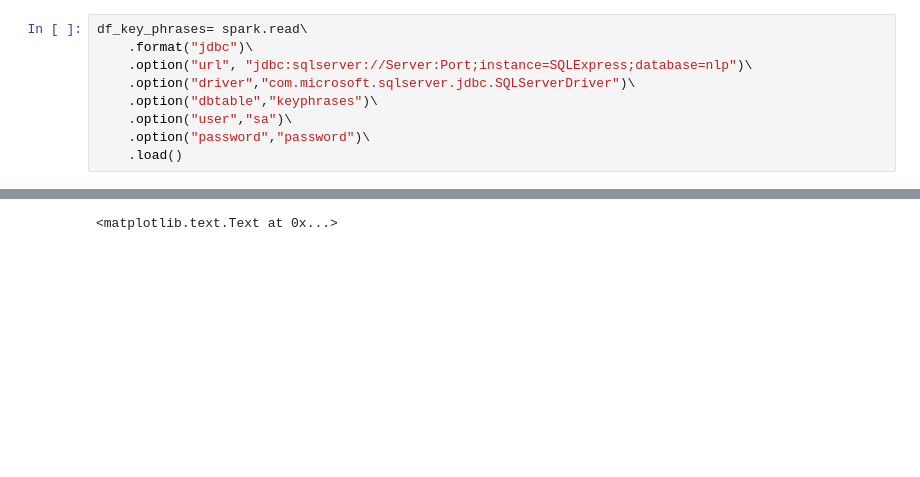
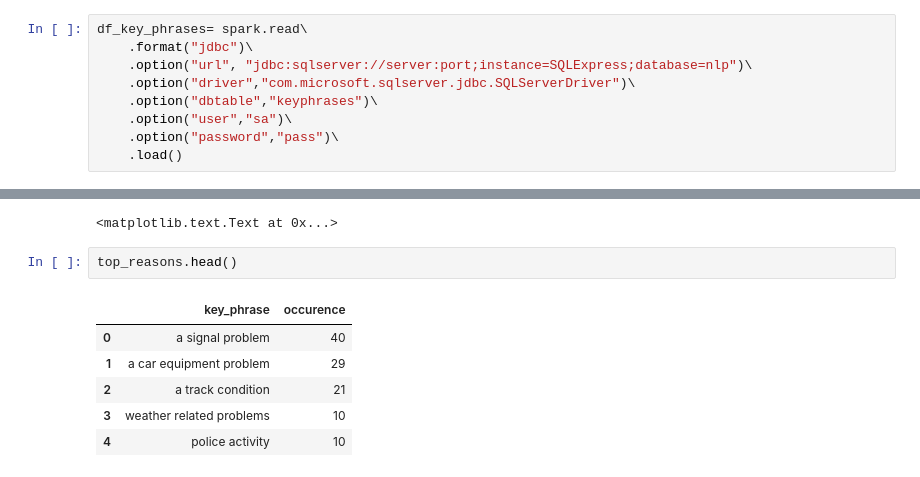
Before and after one commit to ctsbala/analyze_gmail, a Jupyter notebook: analyze_gmail_path_delays.ipynb, the cells around one changed output, grey strips where cells are left out. Cells and saved outputs as stored; diff of their text form; blank space fills up the shorter version.

```diff
--- a/analyze_gmail_path_delays.ipynb
+++ b/analyze_gmail_path_delays.ipynb
@@ -155,11 +155,11 @@ Reasons for the delays were found using natural language processing using AWS Co
 # %%
 df_key_phrases= spark.read\
     .format("jdbc")\
-    .option("url", "jdbc:sqlserver://Server:Port;instance=SQLExpress;database=nlp")\
+    .option("url", "jdbc:sqlserver://server:port;instance=SQLExpress;database=nlp")\
     .option("driver","com.microsoft.sqlserver.jdbc.SQLServerDriver")\
     .option("dbtable","keyphrases")\
     .option("user","sa")\
-    .option("password","password")\
+    .option("password","pass")\
     .load()
 # %%
 df_key_phrases.show(5,truncate=False)
@@ -200,3 +200,12 @@ ax.set_ylabel("Frequency")
 [interactive output not drawn]
 [interactive output not drawn]
 <matplotlib.text.Text at 0x...>
+# %%
+top_reasons.head()
+# %% [output]
+|  | key_phrase | occurence |
+| 0 | a signal problem | 40 |
+| 1 | a car equipment problem | 29 |
+| 2 | a track condition | 21 |
+| 3 | weather related problems | 10 |
+| 4 | police activity | 10 |
```
Also changed, not shown: 1 other file.
